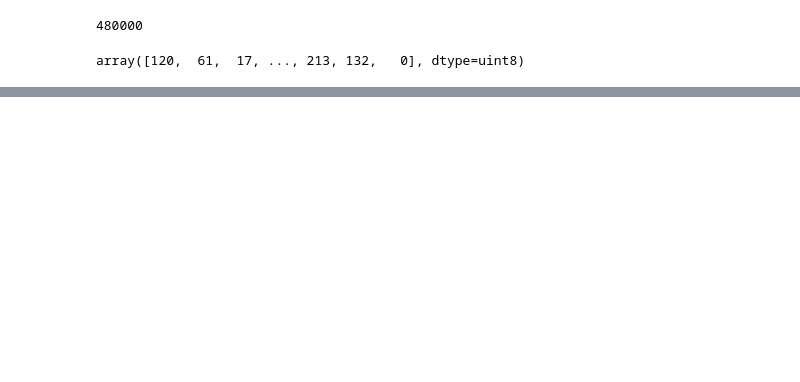
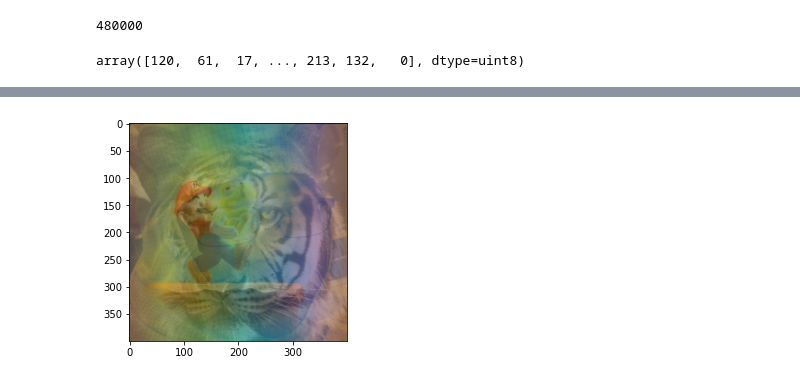
Before and after one commit to MichaelHotaling/DSC-Classes, a Jupyter notebook: DSC540/Week 3 & 4/Reply Post 2.ipynb, the cells around one changed output, grey strips where cells are left out. Cells and saved outputs as stored; diff of their text form; code cells hidden in the pictures; blank space fills up the shorter version.

```diff
--- a/DSC540/Week 3 & 4/Reply Post 2.ipynb
+++ b/DSC540/Week 3 & 4/Reply Post 2.ipynb
@@ -87,0 +91,8 @@ df
+# %%
+test = df.mean(axis = 0)
+# %%
+merged = np.array(test).reshape((400,400,-3))
+# %%
+plt.imshow(merged.round()/df.values.max());
+# %% [output]
+[figure, added]
```
Also changed, not shown: parts of 12 cells of this notebook.
